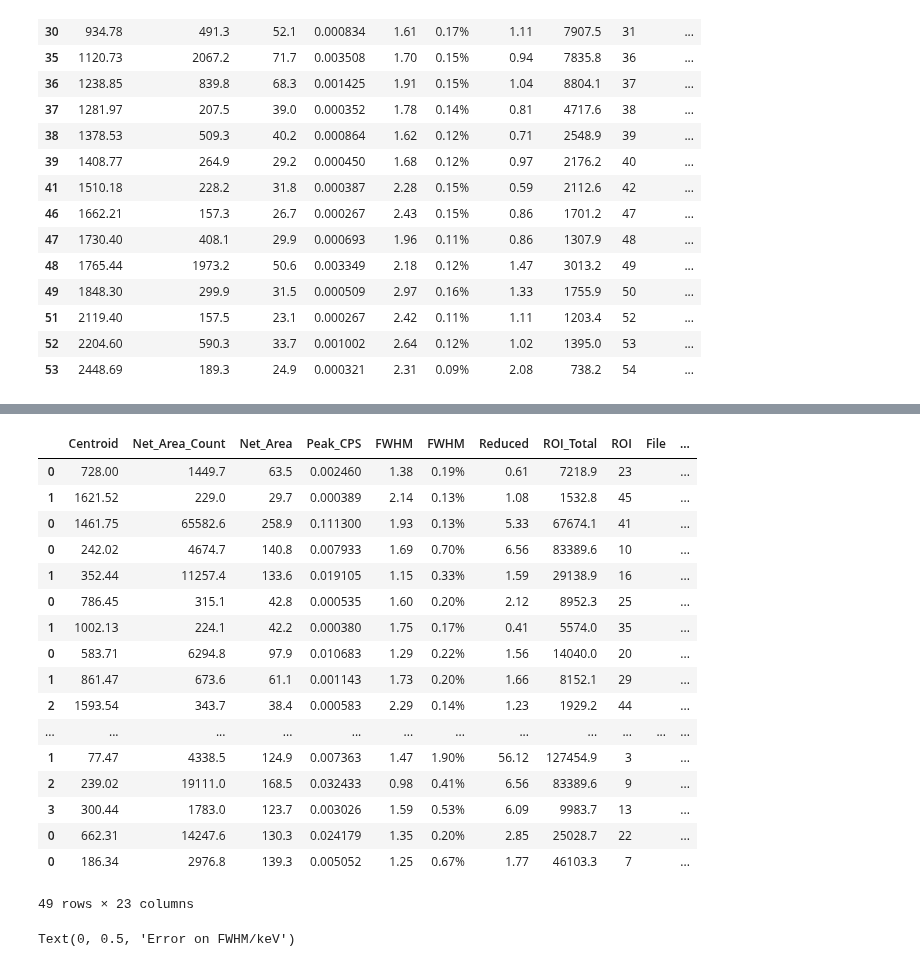
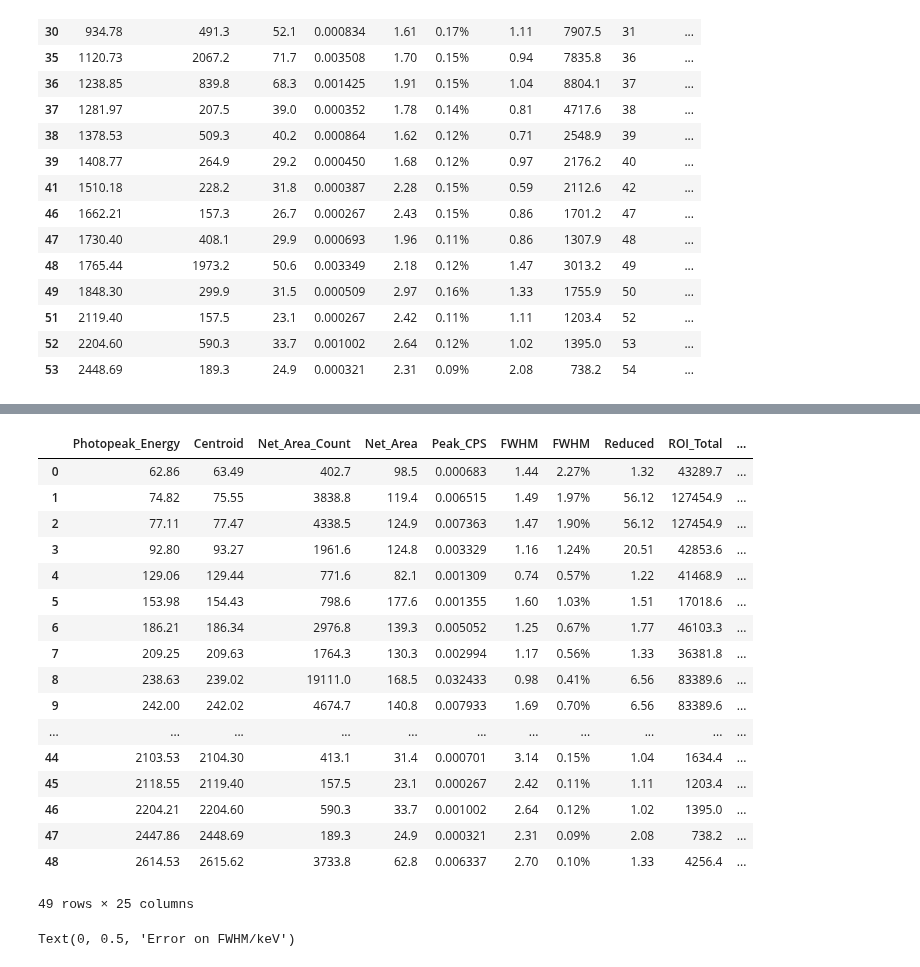
Before and after one commit to ngcnpeter/HPGe_lab_y3, a Jupyter notebook: spectal_analysis.ipynb, the cells around one changed output, grey strips where cells are left out. Saved outputs shown, nothing was run; the diff lists cells and outputs as text; code cells hidden in the pictures.

```diff
--- a/spectal_analysis.ipynb
+++ b/spectal_analysis.ipynb
@@ -168,25 +216,27 @@ def peak_df(filename):
     ,' FWHM':'FWHM','  Net_Area':'Net_Area_Count'}
     #dtype_dict = {'Photopeak_Energy':float,'Centroid':float,'Peak_CPS':float,'FWHM':float,'Net_Area_Count':float,''}
     df.rename(columns = rename_dict,inplace = True)
-    nuc = df['Nuclide'].dropna()
+    return df[['Centroid','Nuclide','Photopeak_Energy','Net_Area_Count','Peak_CPS','FWHM']]
+
+def nndc_all(df):
+    '''This function takes in the peak dataframes and find all the nuclides identified,
+       then  output a concatenated dataframe of nndc gamma radiation data for each nuclide (obtained from nndc function defined above)'''
+    nuc = df['Nuclide'].dropna().drop(df[df['Nuclide']=='Annihilation'].index)
     nuc = list(set([i[0] for i in nuc.str.findall('\w+\d+')])) #unique nuclide names
+    df2 = pd.DataFrame()
     for i in nuc:
         nndc_df = nndc(i)
-        df[df['Nuclide'].str.contains(i).fillna(False)].merge(nndc_df,how = 'left' ,on = ['Photopeak_Energy'])
-    df.drop_duplicates(subset = "Photopeak_Energy",inplace = True)
+        df2 = pd.concat([df2,nndc_df])
+    return df2
 
-    # df2['Centroid_err'] = df2['FWHM']/2/np.sqrt(2*np.log(2)*df2['Net_Area_Count'])#Centroid error
-    # df2['FWHM_err'] = df2['Centroid_err']*np.sqrt(np.log(2))*2 #FWHM error
-    # df2['Resolution'] = df2['FWHM']/df2['Centroid']
-    # df2['Resolution_err']= df2['Resolution']*np.sqrt((df2['Centroid_err']/df2['Centroid'])**2+(df2['FWHM_err']/df2['FWHM'])**2)
-    # df2['Peak_CPS_BR'] = df2['Peak_CPS']/df2['BR']
-    return df
 
-class peak():
-    def __init__(self,df):
-        self.df = df
-    def name(self,name):
-        return self.df.loc[self.df.isin({'Nuclide':[name]})]
+
+
+# class peak():
+#     def __init__(self,df):
+#         self.df = df
+#     def name(self,name):
+#         return self.df.loc[self.df.isin({'Nuclide':[name]})]
 # %%
 path1 = 'Data/Peaks/peaks_Sample1_30_10_23_Mon_09_22.CSV' #peak sample 1
 path2 = 'Data/Peaks/peaks_Sample2_31_10_23_14_08.CSV'
@@ -198,0 +270,8 @@ IndexError: list index out of range
+# %%
+len([i[0] for i in df_1.dropna(subset = 'Nuclide')['Nuclide'].str.findall('\w+\d+')])
+df_1['rounded_energy'] = round(df_1['Photopeak_Energy'],ndigits = 0)
+df_1.dropna(subset = 'Nuclide',inplace = True)
+df_1['nuc'] =  pd.Series([i[0] for i in df_1.dropna(subset = 'Nuclide')['Nuclide'].str.findall('\w+\d+')])
+df2 = df_1.merge(nndc_df,how = 'left' ,on = ['rounded_energy', 'nuc'])
+df2= df2.groupby('Photopeak_Energy').max()
+df2
@@ -203,27 +346,27 @@ df = pd.DataFrame()
 for i in nuc:
     df = pd.concat([df ,df_1[df_1['Nuclide'].str.contains(i).fillna(False)].merge(nndc(i),how = 'left' ,on = ['Photopeak_Energy'])])
 df.drop_duplicates(subset = "Photopeak_Energy",inplace = True)
-# %%
-df
-# %% [output]
-|  | Centroid | Net_Area_Count | Net_Area | Peak_CPS | FWHM | FWHM | Reduced | ROI_Total | ROI | File | ... |
-| 0 | 728.00 | 1449.7 | 63.5 | 0.002460 | 1.38 | 0.19% | 0.61 | 7218.9 | 23 |  | ... |
-| 1 | 1621.52 | 229.0 | 29.7 | 0.000389 | 2.14 | 0.13% | 1.08 | 1532.8 | 45 |  | ... |
-| 0 | 1461.75 | 65582.6 | 258.9 | 0.111300 | 1.93 | 0.13% | 5.33 | 67674.1 | 41 |  | ... |
-| 0 | 242.02 | 4674.7 | 140.8 | 0.007933 | 1.69 | 0.70% | 6.56 | 83389.6 | 10 |  | ... |
-| 1 | 352.44 | 11257.4 | 133.6 | 0.019105 | 1.15 | 0.33% | 1.59 | 29138.9 | 16 |  | ... |
-| 0 | 786.45 | 315.1 | 42.8 | 0.000535 | 1.60 | 0.20% | 2.12 | 8952.3 | 25 |  | ... |
-| 1 | 1002.13 | 224.1 | 42.2 | 0.000380 | 1.75 | 0.17% | 0.41 | 5574.0 | 35 |  | ... |
-| 0 | 583.71 | 6294.8 | 97.9 | 0.010683 | 1.29 | 0.22% | 1.56 | 14040.0 | 20 |  | ... |
-| 1 | 861.47 | 673.6 | 61.1 | 0.001143 | 1.73 | 0.20% | 1.66 | 8152.1 | 29 |  | ... |
-| 2 | 1593.54 | 343.7 | 38.4 | 0.000583 | 2.29 | 0.14% | 1.23 | 1929.2 | 44 |  | ... |
-| ... | ... | ... | ... | ... | ... | ... | ... | ... | ... | ... | ... |
-| 1 | 77.47 | 4338.5 | 124.9 | 0.007363 | 1.47 | 1.90% | 56.12 | 127454.9 | 3 |  | ... |
-| 2 | 239.02 | 19111.0 | 168.5 | 0.032433 | 0.98 | 0.41% | 6.56 | 83389.6 | 9 |  | ... |
-| 3 | 300.44 | 1783.0 | 123.7 | 0.003026 | 1.59 | 0.53% | 6.09 | 9983.7 | 13 |  | ... |
-| 0 | 662.31 | 14247.6 | 130.3 | 0.024179 | 1.35 | 0.20% | 2.85 | 25028.7 | 22 |  | ... |
-| 0 | 186.34 | 2976.8 | 139.3 | 0.005052 | 1.25 | 0.67% | 1.77 | 46103.3 | 7 |  | ... |
-49 rows × 23 columns
+# %%
+df_1.reset_index()
+# %% [output]
+|  | Photopeak_Energy | Centroid | Net_Area_Count | Net_Area | Peak_CPS | FWHM | FWHM | Reduced | ROI_Total | ... |
+| 0 | 62.86 | 63.49 | 402.7 | 98.5 | 0.000683 | 1.44 | 2.27% | 1.32 | 43289.7 | ... |
+| 1 | 74.82 | 75.55 | 3838.8 | 119.4 | 0.006515 | 1.49 | 1.97% | 56.12 | 127454.9 | ... |
+| 2 | 77.11 | 77.47 | 4338.5 | 124.9 | 0.007363 | 1.47 | 1.90% | 56.12 | 127454.9 | ... |
+| 3 | 92.80 | 93.27 | 1961.6 | 124.8 | 0.003329 | 1.16 | 1.24% | 20.51 | 42853.6 | ... |
+| 4 | 129.06 | 129.44 | 771.6 | 82.1 | 0.001309 | 0.74 | 0.57% | 1.22 | 41468.9 | ... |
+| 5 | 153.98 | 154.43 | 798.6 | 177.6 | 0.001355 | 1.60 | 1.03% | 1.51 | 17018.6 | ... |
+| 6 | 186.21 | 186.34 | 2976.8 | 139.3 | 0.005052 | 1.25 | 0.67% | 1.77 | 46103.3 | ... |
+| 7 | 209.25 | 209.63 | 1764.3 | 130.3 | 0.002994 | 1.17 | 0.56% | 1.33 | 36381.8 | ... |
+| 8 | 238.63 | 239.02 | 19111.0 | 168.5 | 0.032433 | 0.98 | 0.41% | 6.56 | 83389.6 | ... |
+| 9 | 242.00 | 242.02 | 4674.7 | 140.8 | 0.007933 | 1.69 | 0.70% | 6.56 | 83389.6 | ... |
+| ... | ... | ... | ... | ... | ... | ... | ... | ... | ... | ... |
+| 44 | 2103.53 | 2104.30 | 413.1 | 31.4 | 0.000701 | 3.14 | 0.15% | 1.04 | 1634.4 | ... |
+| 45 | 2118.55 | 2119.40 | 157.5 | 23.1 | 0.000267 | 2.42 | 0.11% | 1.11 | 1203.4 | ... |
+| 46 | 2204.21 | 2204.60 | 590.3 | 33.7 | 0.001002 | 2.64 | 0.12% | 1.02 | 1395.0 | ... |
+| 47 | 2447.86 | 2448.69 | 189.3 | 24.9 | 0.000321 | 2.31 | 0.09% | 2.08 | 738.2 | ... |
+| 48 | 2614.53 | 2615.62 | 3733.8 | 62.8 | 0.006337 | 2.70 | 0.10% | 1.33 | 4256.4 | ... |
+49 rows × 25 columns
 # %%
 def chi2_prob(fit,data,err,df):
     '''This function calculates chi2 probability for given
```
Also changed, not shown: parts of 16 cells of this notebook.
